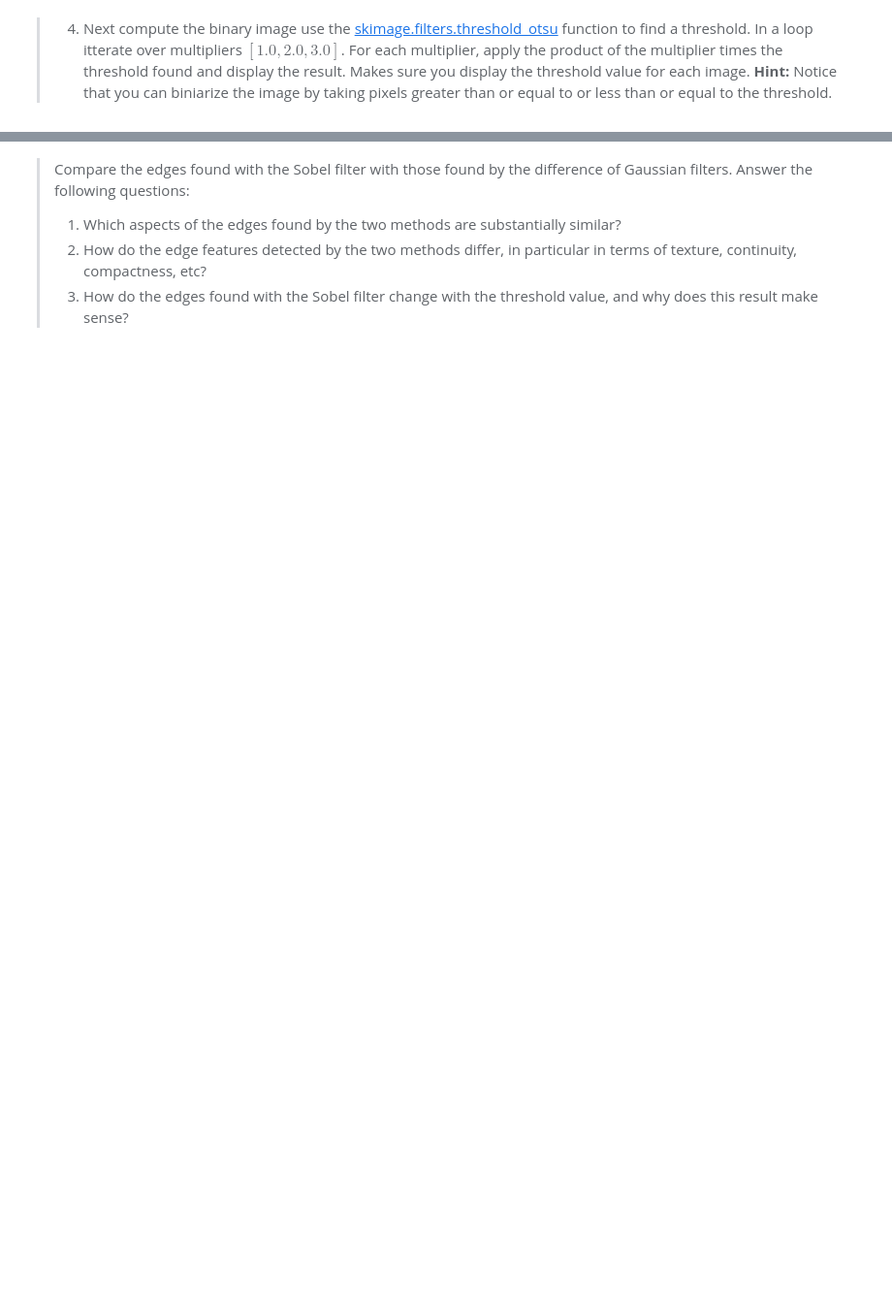
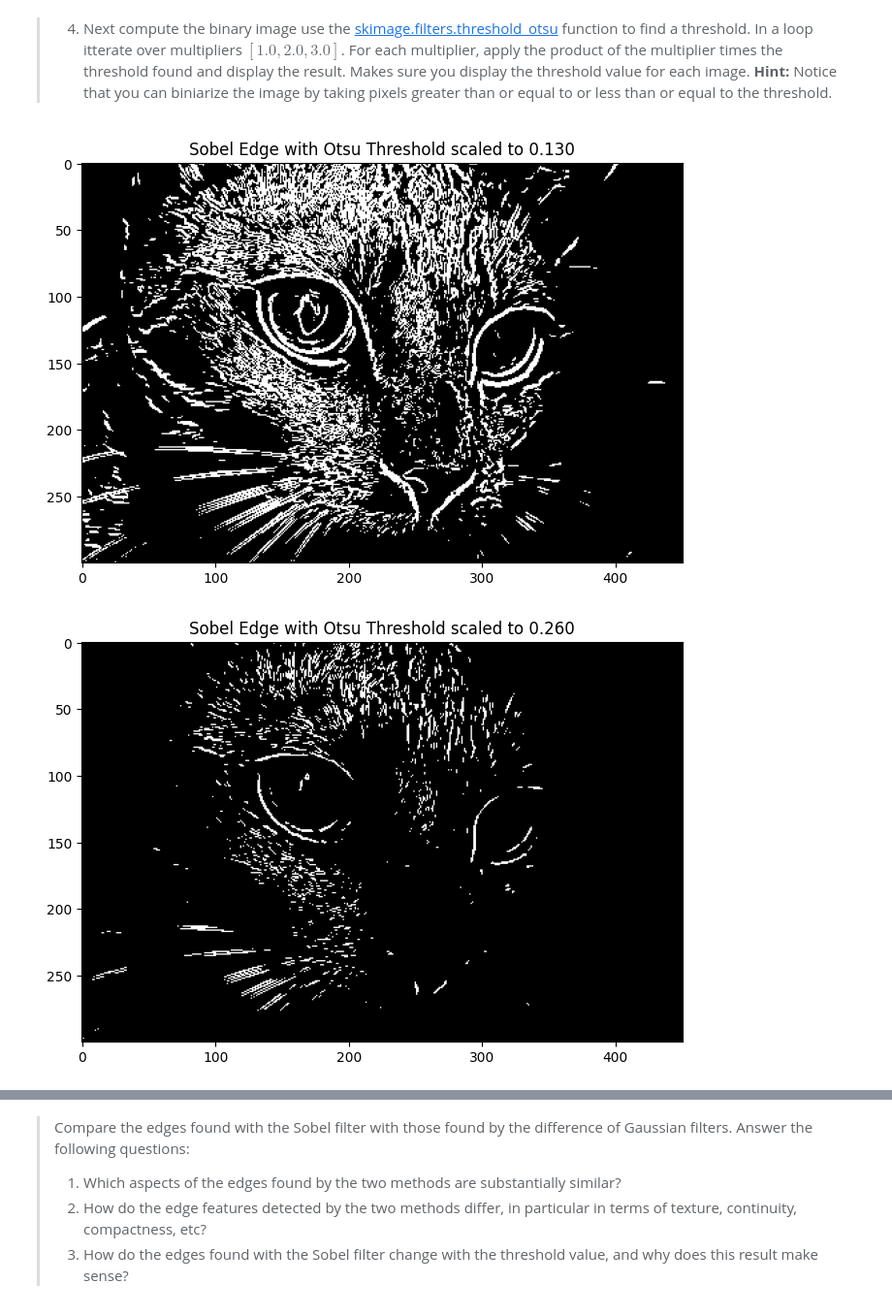
Before and after one commit to StephenElston/CSCI-E25, a Jupyter notebook: Labs/3_Features.ipynb, the cells around one changed output, grey strips where cells are left out. Shown at 97% size. Cells and saved outputs as stored; diff of their text form; code cells hidden in the pictures; blank space fills up the shorter version.

```diff
--- a/Labs/3_Features.ipynb
+++ b/Labs/3_Features.ipynb
@@ -162,3 +188,11 @@ plot_gray_scale_distribution(cat_sobel)
 > 4. Next compute the binary image use the [skimage.filters.threshold_otsu](https://scikit-image.org/docs/stable/api/skimage.filters.html#skimage.filters.threshold_otsu) function to find a threshold. In a loop itterate over multipliers $[1.0,2.0,3.0]$. For each multiplier, apply the product of the multiplier times the threshold found and display the result. Makes sure you display the threshold value for each image.  **Hint:** Notice that you can biniarize the image by taking pixels greater than or equal to or less than or equal to the threshold.
 # %%
 ##  Your code goes here
+threshold = skfilters.threshold_otsu(cat_sobel)
+
+for multiplier in [1,2,3]:
+    threshold_func = np.vectorize(lambda x: 0 if x < (threshold*multiplier) else 1)
+    plot_grayscale(threshold_func(cat_sobel),f"Sobel Edge with Otsu Threshold scaled to {(threshold*multiplier):.3f}")
+# %% [output]
+[figure, added]
+[figure, added]
```
Also changed, not shown: parts of 8 cells of this notebook.
